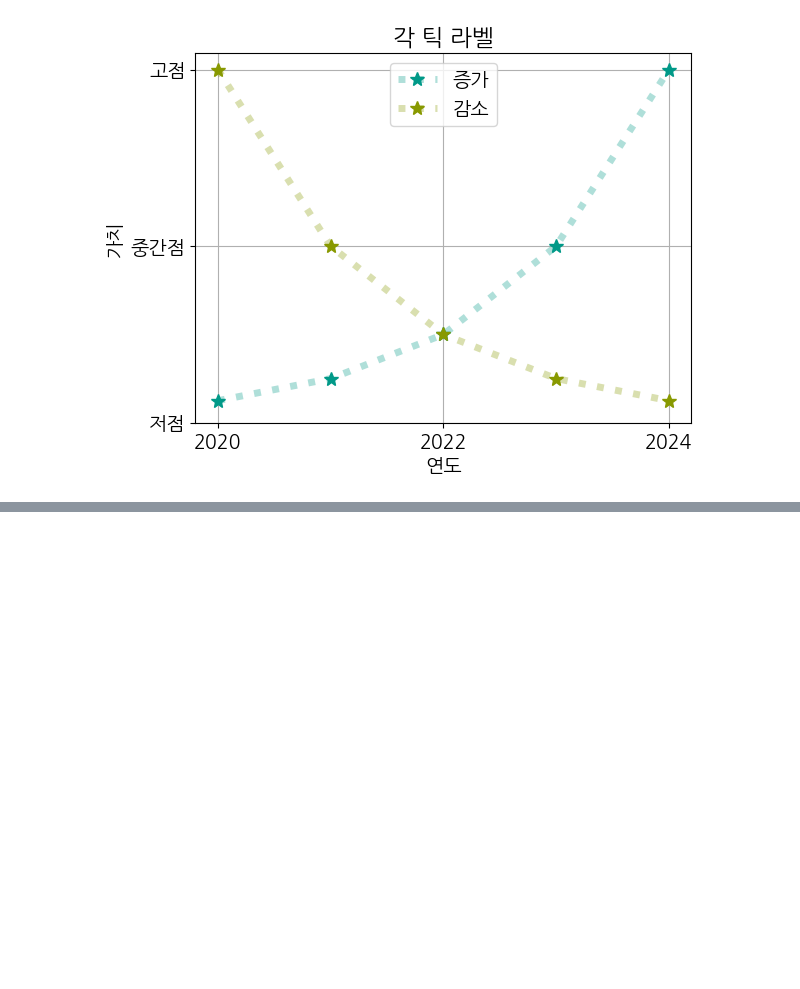
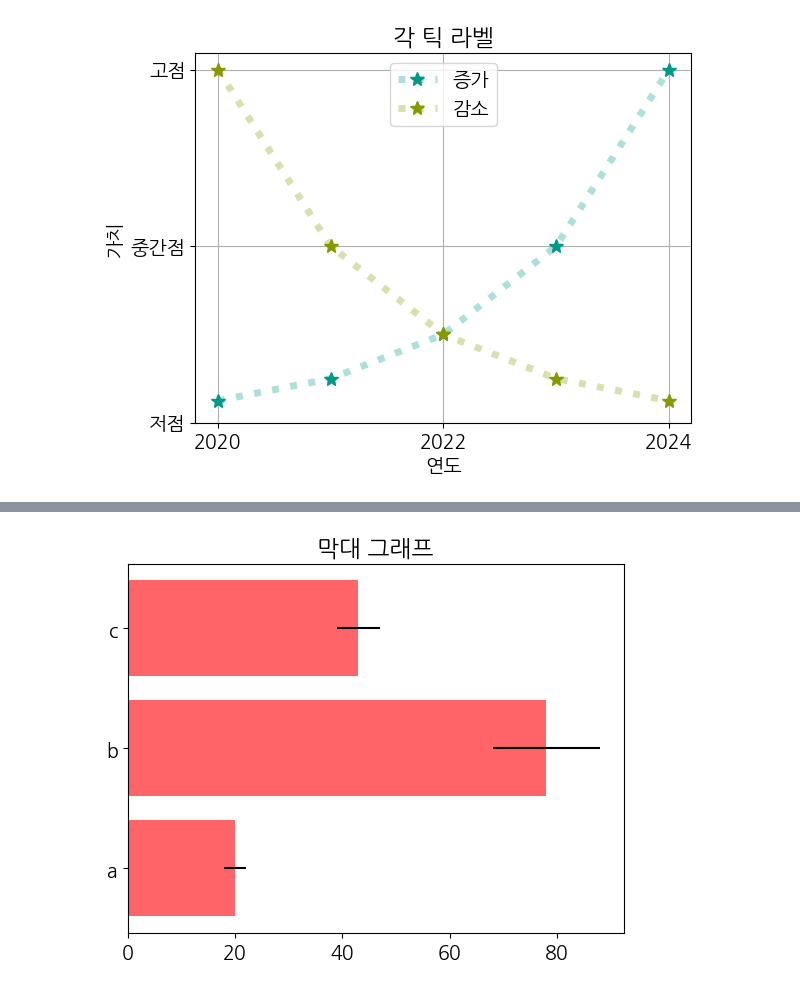
Before and after one commit to ki-jung/python-20240709-, a Jupyter notebook: visualize-data.ipynb, the cells around one changed output, grey strips where cells are left out. Drawn from its saved outputs; the diff is of its cells as text; code cells hidden in the pictures; blank space fills up the shorter version.

```diff
--- a/visualize-data.ipynb
+++ b/visualize-data.ipynb
@@ -176,0 +186,9 @@ plt.show()
+# %%
+# 가로 막대그래프
+# barh() 메소드로 가로 막대그래프를 표현 가능
+# xerr, yerr 매개변수로 오차를 지정할 수 있음
+plt.title('막대 그래프')
+plt.barh(['a','b','c'],[20,78,43], xerr=[2,10,4],color='#ff6468')
+plt.show()
+# %% [output]
+[figure, added]
```
Also changed, not shown: parts of 13 cells of this notebook.
